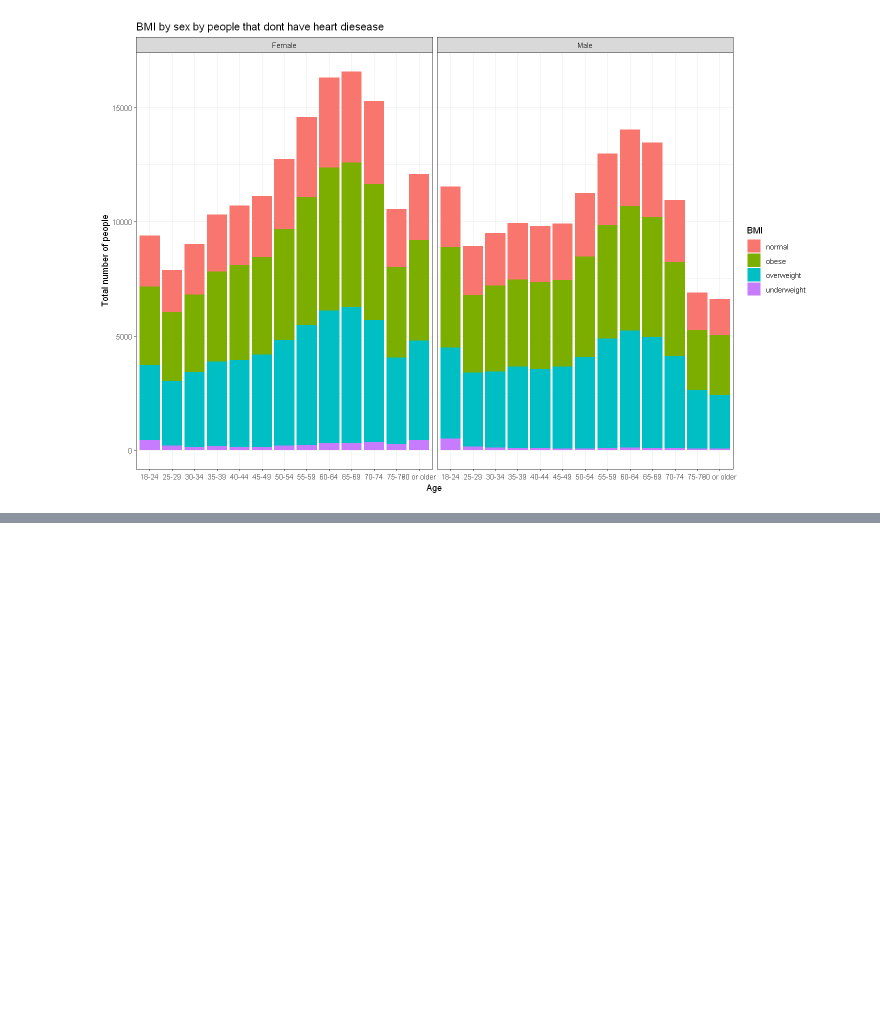
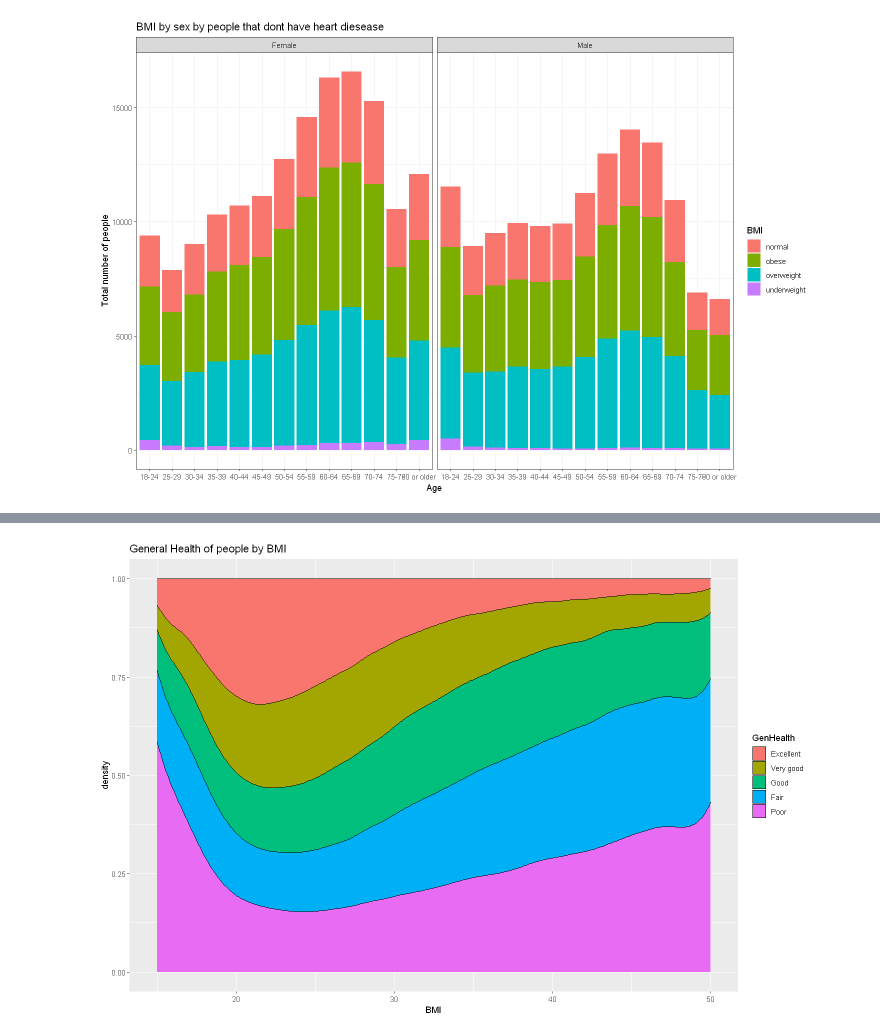
Before and after one commit to Meapy/Visualizing-data, a Jupyter notebook: Assignment/main.ipynb, the cells around one changed output, grey strips where cells are left out. Cells and saved outputs as stored; diff of their text form; code cells hidden in the pictures; blank space fills up the shorter version.

```diff
--- a/Assignment/main.ipynb
+++ b/Assignment/main.ipynb
@@ -209,0 +161,7 @@ ggplot(heartDF2, aes(x = AgeCategory, fill = BMI_range)) +
+# %%
+heart$GenHealth <- factor(heart$GenHealth, levels = c("Excellent", "Very good", "Good", "Fair", "Poor"))
+ggplot(heart,aes(x=BMI, group = GenHealth, fill = GenHealth)) +
+    geom_density(adjust=1.5,position="fill") +
+    xlim(15,50) +
+    ggtitle("General Health of people by BMI")
+# %% [output]
@@ -209,0 +170 @@ ggplot(heartDF2, aes(x = AgeCategory, fill = BMI_range)) +
+[figure, added]
```
Also changed, not shown: parts of 7 cells of this notebook.
